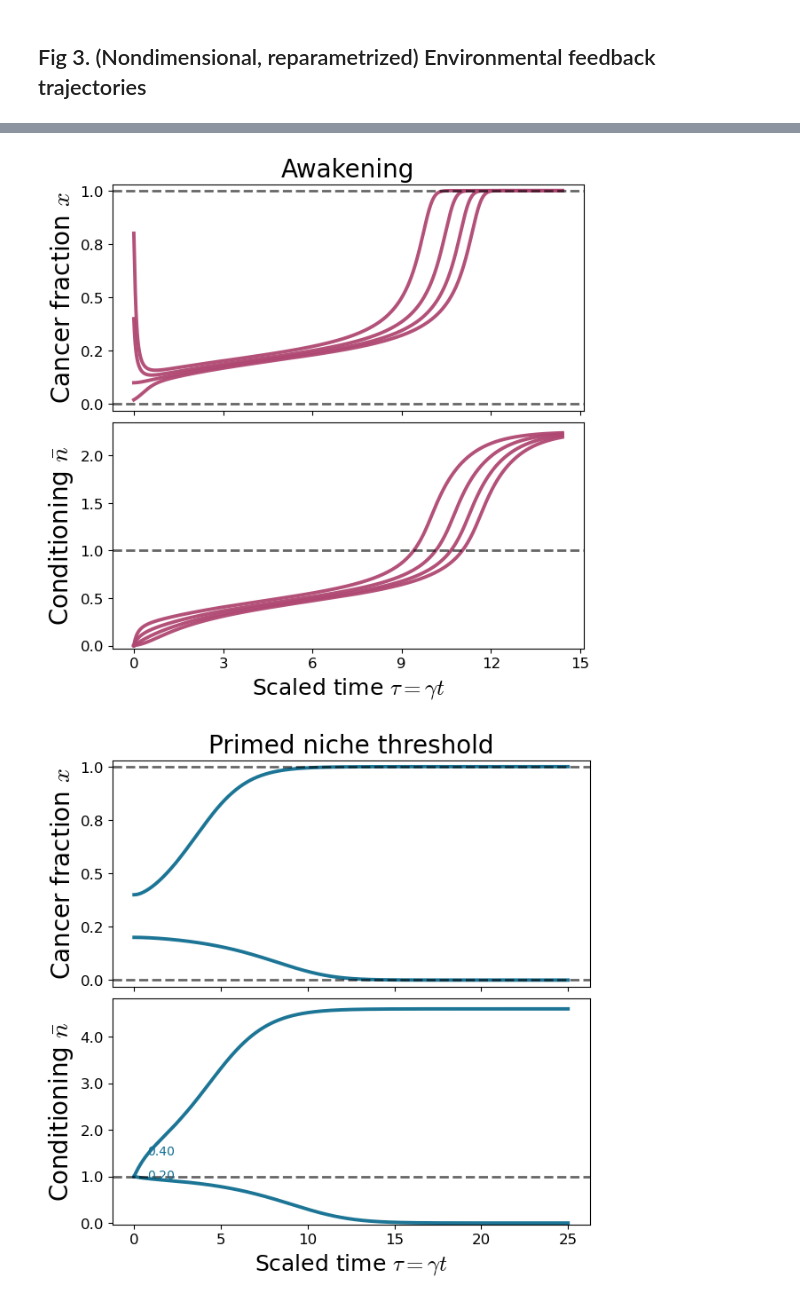
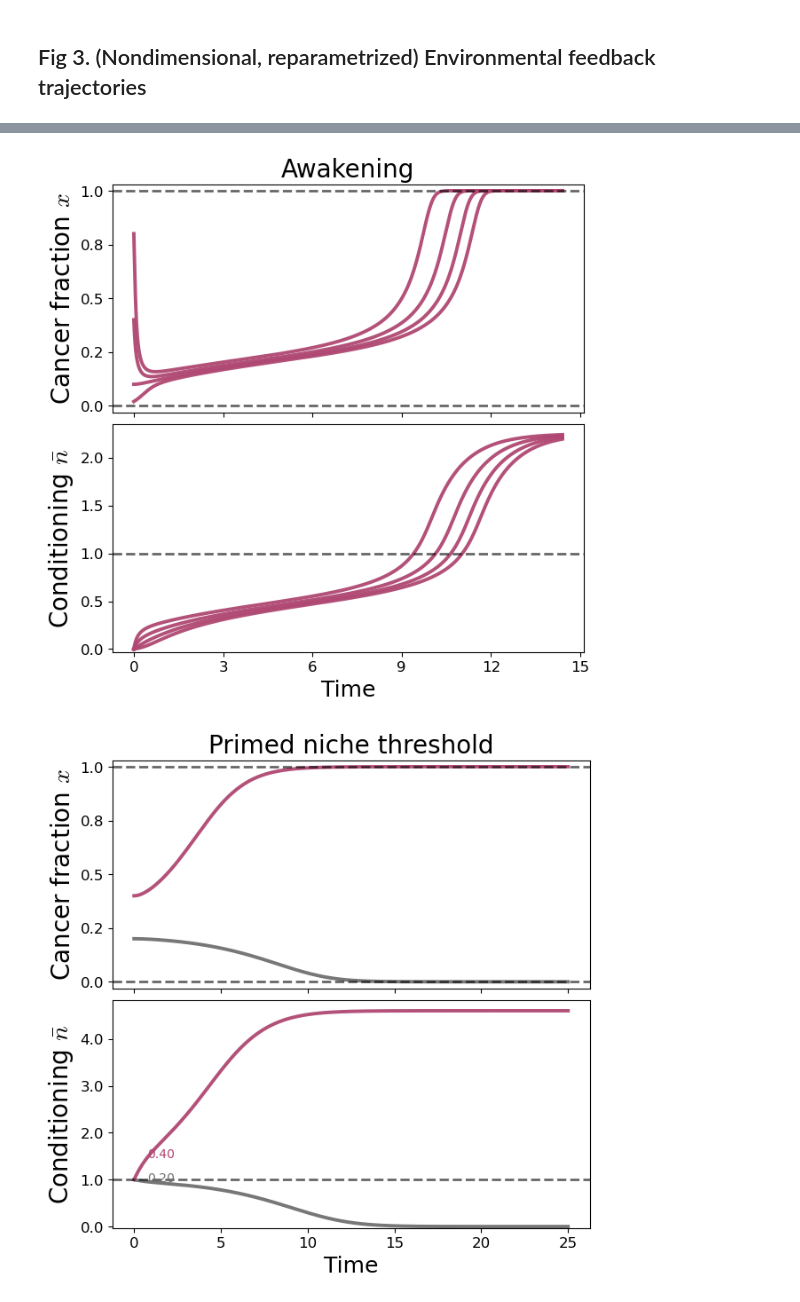
Before and after one commit to gyanezfeliu/dynamics_dormancy, a Jupyter notebook: Paper.ipynb, the cells around one changed output, grey strips where cells are left out. Drawn from its saved outputs; the diff is of its cells as text; code cells hidden in the pictures.

```diff
--- a/Paper.ipynb
+++ b/Paper.ipynb
@@ -837,7 +837,13 @@ def plot_case_timeseries(case_key, case: Case, outs, outdir="Figures",
     def _T(o):
         return o["t"] if time_axis == "t" else o["tau"]
 
-    xlab = "Time" if time_axis == "t" else r"Scaled time $\tau=\gamma t$"
+    def _curve_color(o):
+        if case_key == "primed_threshold":
+            # classify by final state (robust + zero extra bookkeeping)
+            return COL["cancer"] if o["x"][-1] > 0.5 else COL["host"]
+        return CASE_COLOR.get(case_key, "black")
+
+    xlab = "Time" if time_axis == "t" else "Time"
 
     if layout == "stack":
         fig, (ax_x, ax_n) = plt.subplots(
@@ -846,7 +852,8 @@ def plot_case_timeseries(case_key, case: Case, outs, outdir="Figures",
 
         # --- x(t) ---
         for o in outs:
-            ax_x.plot(_T(o), o["x"], lw=LINE_W, color=color, alpha=LINE_A)
+            c = _curve_color(o)
+            ax_x.plot(_T(o), o["x"], lw=LINE_W, color=c, alpha=LINE_A)
 
         ax_x.axhline(0, ls="--", lw=DASH_W, color="black", alpha=DASH_A)
         ax_x.axhline(1, ls="--", lw=DASH_W, color="black", alpha=DASH_A)
@@ -856,11 +863,12 @@ def plot_case_timeseries(case_key, case: Case, outs, outdir="Figures",
 
         # --- n̄(t) ---
         for o in outs:
-            ax_n.plot(_T(o), o["nbar"], lw=LINE_W, color=color, alpha=LINE_A)
+            c = _curve_color(o)
+            ax_n.plot(_T(o), o["nbar"], lw=LINE_W, color=c, alpha=LINE_A)
             if label_x0:
                 i = int(0.03 * len(_T(o)))
                 ax_n.text(_T(o)[i], o["nbar"][i], f"{o['x0']:.2f}",
-                          fontsize=10, color=color)
+                          fontsize=10, color=c)
 
         ax_n.axhline(1.0, ls="--", lw=DASH_W, color="black", alpha=DASH_A)  # tolerance at n̄=1
         ax_n.set_ylabel(r"Conditioning $\bar n$", fontsize=LABEL_FS)
@@ -889,12 +897,14 @@ def plot_case_timeseries(case_key, case: Case, outs, outdir="Figures",
         ax_n = ax_x.twinx()
 
         for o in outs:
-            ax_x.plot(_T(o), o["x"], lw=LINE_W, color=color, alpha=LINE_A)
+            c = _curve_color(o)
+            ax_x.plot(_T(o), o["x"], lw=LINE_W, color=c, alpha=LINE_A)
         ax_x.axhline(0, ls="--", lw=DASH_W, color="black", alpha=DASH_A)
         ax_x.axhline(1, ls="--", lw=DASH_W, color="black", alpha=DASH_A)
         ax_x.set_ylim(-0.03, 1.03)
 
         for o in outs:
+            c = _curve_color(o)
             ax_n.plot(_T(o), o["nbar"], lw=LINE_W, color="black", alpha=0.30)
         ax_n.axhline(1.0, ls="--", lw=DASH_W, color="black", alpha=DASH_A)
         nlo, nhi = _nice_ylim_nbar(outs)
@@ -948,2 +958,2 @@ for key in ["clearance", "dormancy", "awakening", "primed_threshold"]:
-[figure, old version]
+[figure, new version]
-[figure, old version]
+[figure, new version]
```
Also changed, not shown: parts of 6 cells of this notebook.
